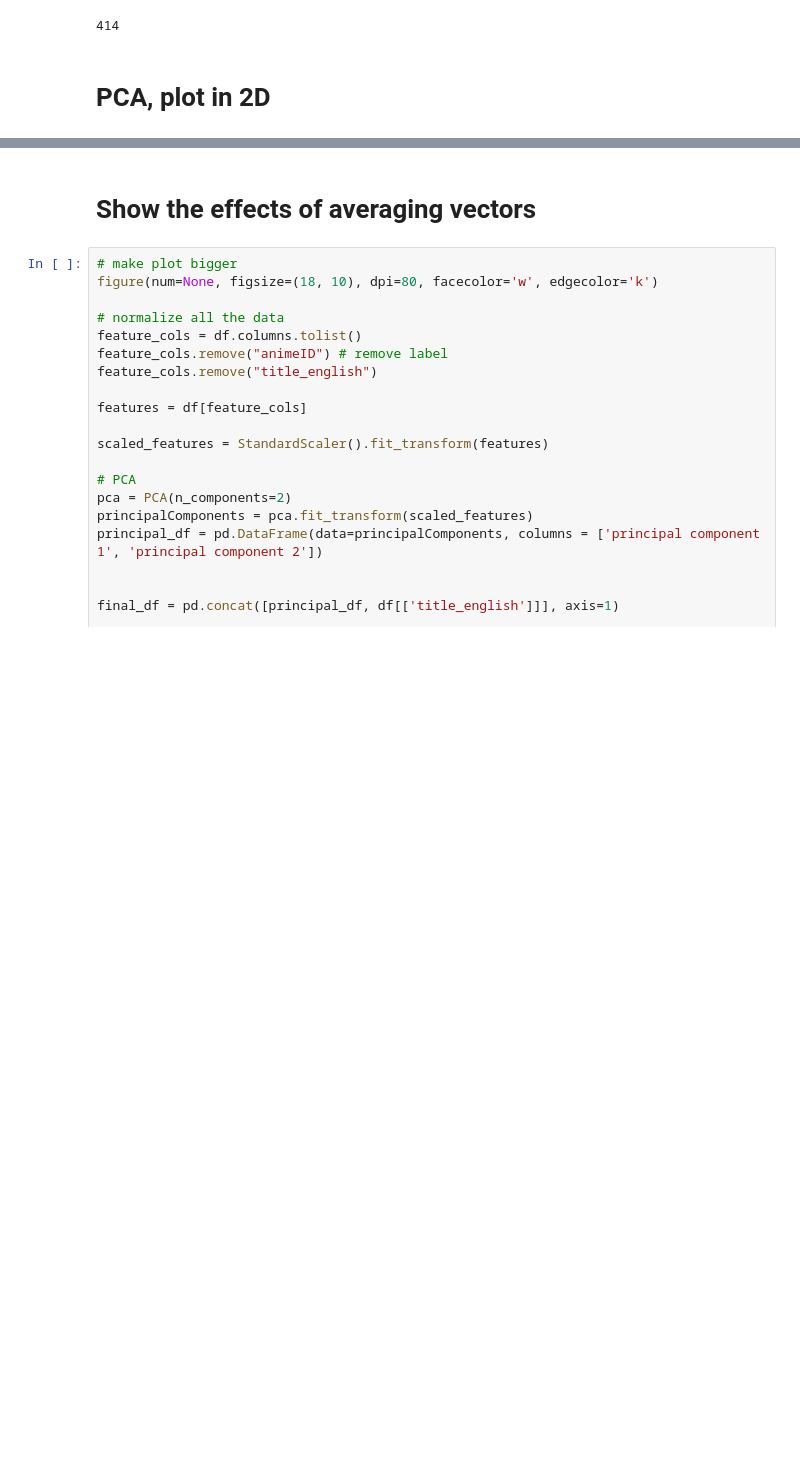
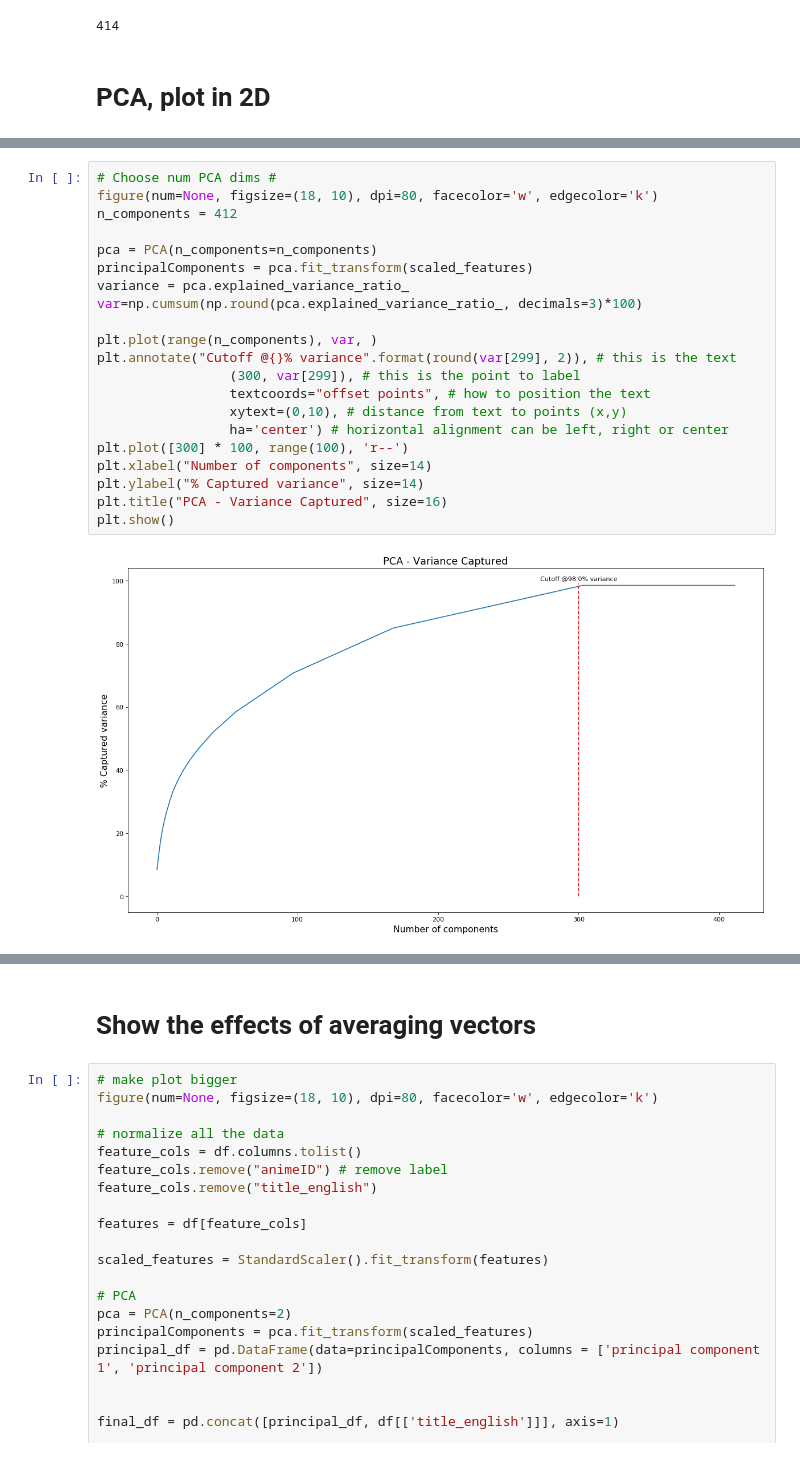
Before and after one commit to KWellesly/ML4Anime, a Jupyter notebook: graphs.ipynb, the cells around one changed output, grey strips where cells are left out. Cells and saved outputs as stored; diff of their text form; blank space fills up the shorter version.

Commit message:
Functionality for captured variance graph of PCA

```diff
--- a/graphs.ipynb
+++ b/graphs.ipynb
@@ -69,0 +70,23 @@ plt.show()
+# %%
+# Choose num PCA dims #
+figure(num=None, figsize=(18, 10), dpi=80, facecolor='w', edgecolor='k')
+n_components = 412
+
+pca = PCA(n_components=n_components)
+principalComponents = pca.fit_transform(scaled_features)
+variance = pca.explained_variance_ratio_
+var=np.cumsum(np.round(pca.explained_variance_ratio_, decimals=3)*100)
+
+plt.plot(range(n_components), var, )
+plt.annotate("Cutoff @{}% variance".format(round(var[299], 2)), # this is the text
+                 (300, var[299]), # this is the point to label
+                 textcoords="offset points", # how to position the text
+                 xytext=(0,10), # distance from text to points (x,y)
+                 ha='center') # horizontal alignment can be left, right or center
+plt.plot([300] * 100, range(100), 'r--')
+plt.xlabel("Number of components", size=14)
+plt.ylabel("% Captured variance", size=14)
+plt.title("PCA - Variance Captured", size=16)
+plt.show()
+# %% [output]
+[figure, added]
```
Also changed, not shown: parts of 2 cells of this notebook, 1 other file.
